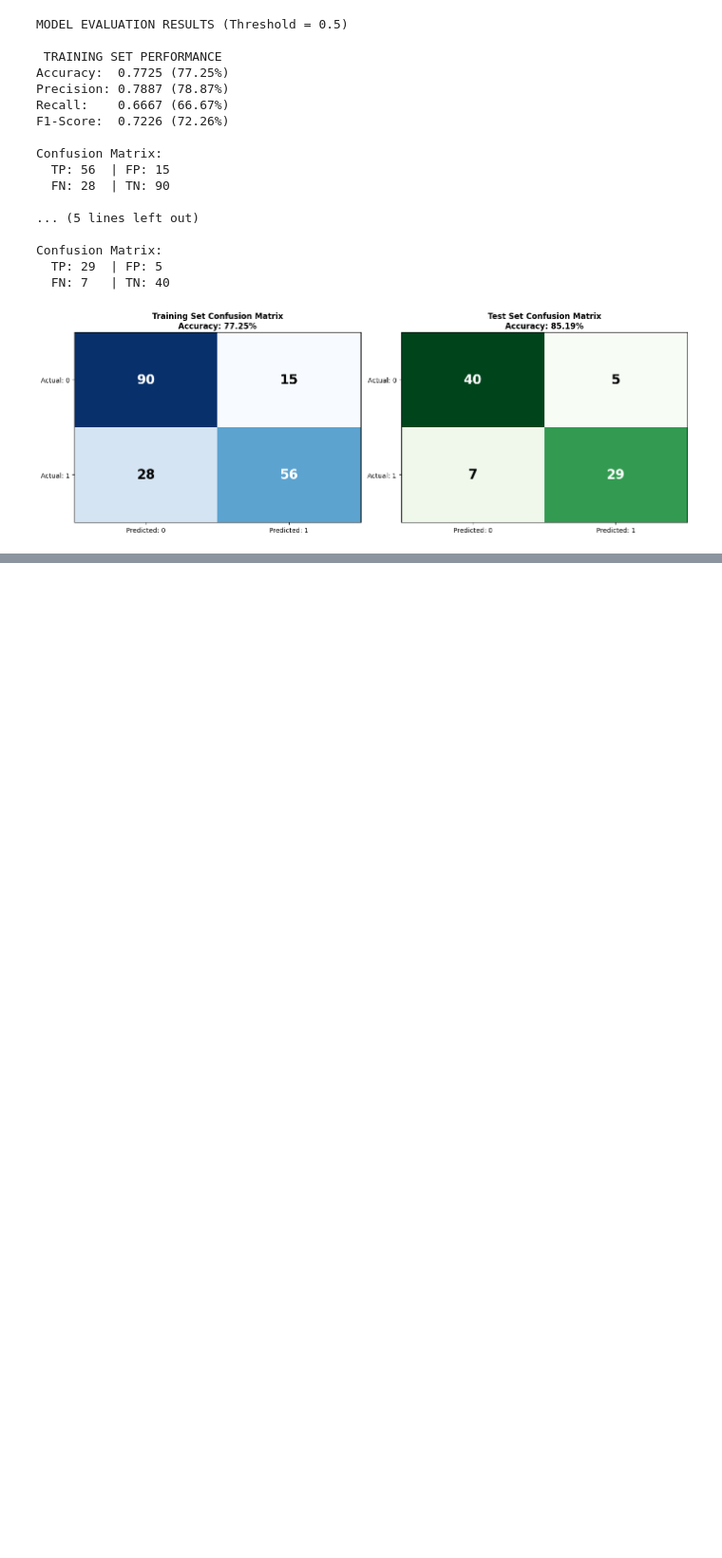
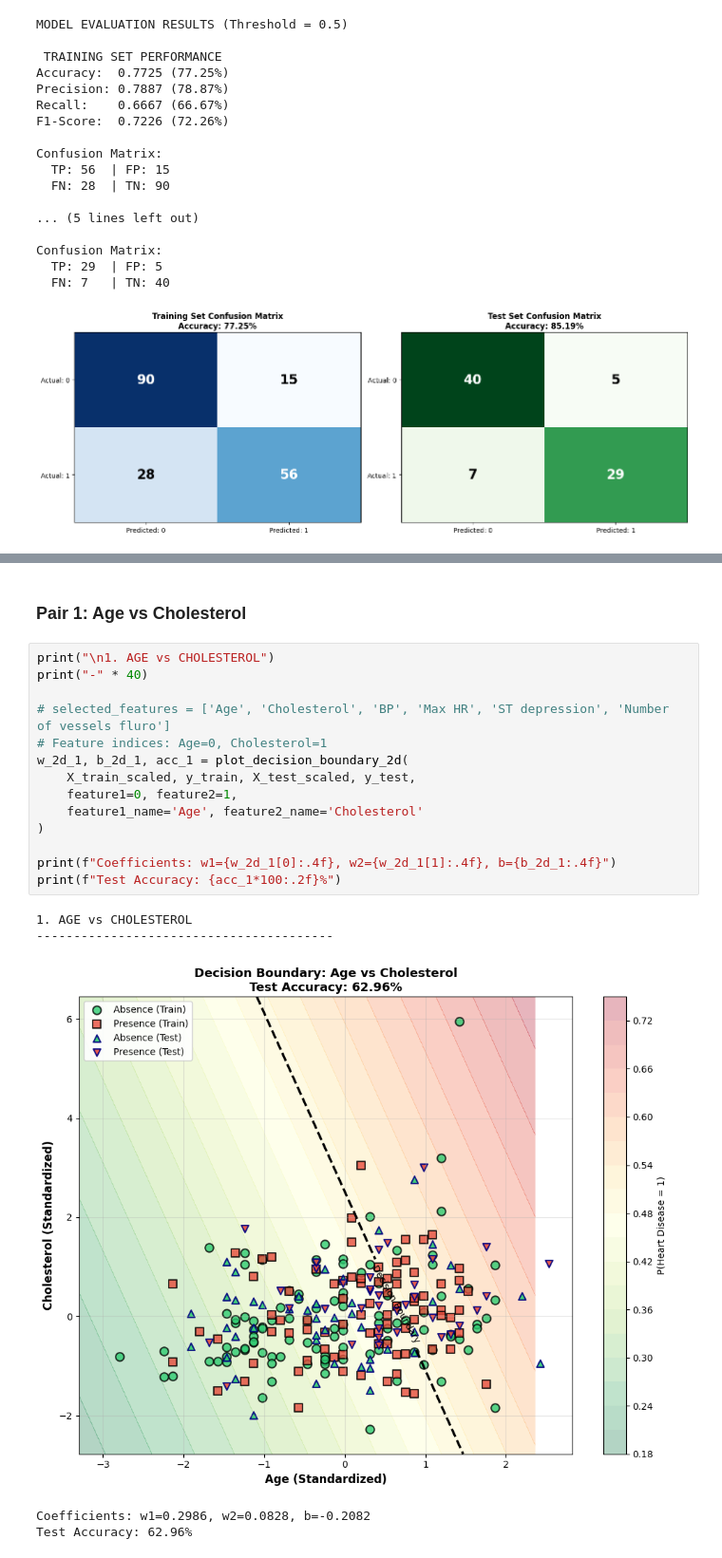
Before and after one commit to Willicami22/Logistic-Regression, a Jupyter notebook: heart_disease_lr_analysis.ipynb, the cells around one changed output, grey strips where cells are left out. Shown at 95% size. Cells and saved outputs as stored; diff of their text form; blank space fills up the shorter version.

```diff
--- a/heart_disease_lr_analysis.ipynb
+++ b/heart_disease_lr_analysis.ipynb
@@ -514,0 +760,22 @@ Confusion Matrix:
+# %% [markdown]
+### Pair 1: Age vs Cholesterol
+# %%
+print("\n1. AGE vs CHOLESTEROL")
+print("-" * 40)
+
+# selected_features = ['Age', 'Cholesterol', 'BP', 'Max HR', 'ST depression', 'Number of vessels fluro']
+# Feature indices: Age=0, Cholesterol=1
+w_2d_1, b_2d_1, acc_1 = plot_decision_boundary_2d(
+    X_train_scaled, y_train, X_test_scaled, y_test,
+    feature1=0, feature2=1,
+    feature1_name='Age', feature2_name='Cholesterol'
+)
+
+print(f"Coefficients: w1={w_2d_1[0]:.4f}, w2={w_2d_1[1]:.4f}, b={b_2d_1:.4f}")
+print(f"Test Accuracy: {acc_1*100:.2f}%")
+# %% [output]
+1. AGE vs CHOLESTEROL
+----------------------------------------
+[figure, added]
+Coefficients: w1=0.2986, w2=0.0828, b=-0.2082
+Test Accuracy: 62.96%
```
Also changed, not shown: parts of 16 cells of this notebook.
